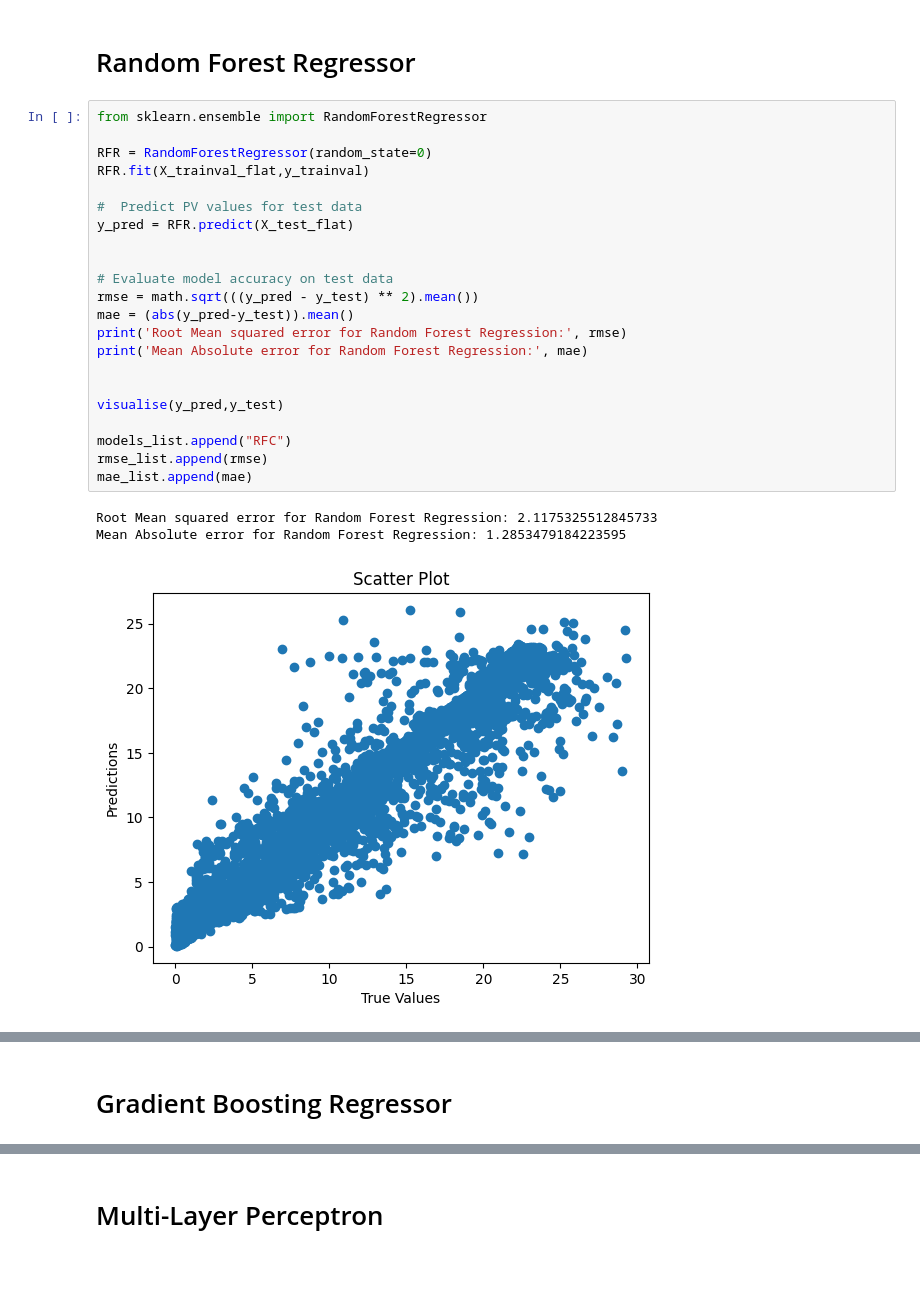
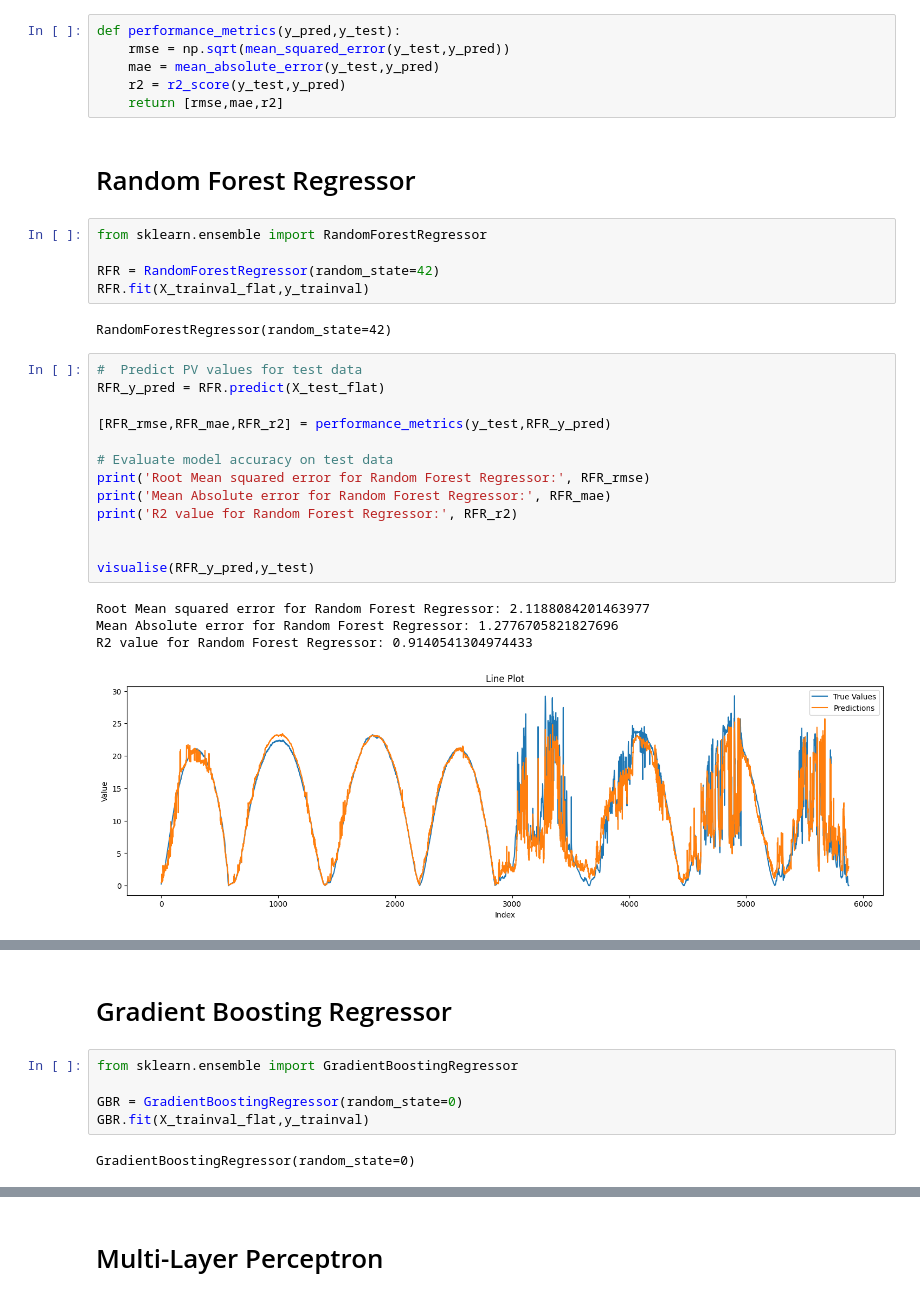
Before and after one commit to rakeshbodavula/Solar_NowCasting, a Jupyter notebook: NOWCAST.ipynb, the cells around one changed output, grey strips where cells are left out. Saved outputs shown, nothing was run; the diff lists cells and outputs as text; blank space fills up the shorter version.

Commit message:
added model comparison graphs

```diff
--- a/NOWCAST.ipynb
+++ b/NOWCAST.ipynb
@@ -76,28 +92,33 @@ mae_list = []
+# %%
+def performance_metrics(y_pred,y_test):
+    rmse = np.sqrt(mean_squared_error(y_test,y_pred))
+    mae = mean_absolute_error(y_test,y_pred)
+    r2 = r2_score(y_test,y_pred)
+    return [rmse,mae,r2]
 # %% [markdown]
 # Random Forest Regressor
+# %%
+from sklearn.ensemble import RandomForestRegressor
+
+RFR = RandomForestRegressor(random_state=42)
+RFR.fit(X_trainval_flat,y_trainval)
+# %% [output]
+RandomForestRegressor(random_state=42)
 # %%
-from sklearn.ensemble import RandomForestRegressor
+#  Predict PV values for test data
+RFR_y_pred = RFR.predict(X_test_flat)
 
-RFR = RandomForestRegressor(random_state=0)
-RFR.fit(X_trainval_flat,y_trainval)
+[RFR_rmse,RFR_mae,RFR_r2] = performance_metrics(y_test,RFR_y_pred)
 
-#  Predict PV values for test data
-y_pred = RFR.predict(X_test_flat)
+# Evaluate model accuracy on test data
+print('Root Mean squared error for Random Forest Regressor:', RFR_rmse)
+print('Mean Absolute error for Random Forest Regressor:', RFR_mae)
+print('R2 value for Random Forest Regressor:', RFR_r2)
 
 
-# Evaluate model accuracy on test data
-rmse = math.sqrt(((y_pred - y_test) ** 2).mean())
-mae = (abs(y_pred-y_test)).mean()
-print('Root Mean squared error for Random Forest Regression:', rmse)
-print('Mean Absolute error for Random Forest Regression:', mae)
-
-
-visualise(y_pred,y_test)
-
-models_list.append("RFC")
-rmse_list.append(rmse)
-mae_list.append(mae)
+visualise(RFR_y_pred,y_test)
 # %% [output]
-Root Mean squared error for Random Forest Regression: 2.1175325512845733
-Mean Absolute error for Random Forest Regression: 1.2853479184223595
+Root Mean squared error for Random Forest Regressor: 2.1188084201463977
+Mean Absolute error for Random Forest Regressor: 1.2776705821827696
+R2 value for Random Forest Regressor: 0.9140541304974433
-[figure, old version]
+[figure, new version]
@@ -127,3 +127,10 @@ https://gist.github.com/mwaskom/de44147ed2974457ad6372750bbe5751
 # %% [markdown]
 # Gradient Boosting Regressor
+# %%
+from sklearn.ensemble import GradientBoostingRegressor
+
+GBR = GradientBoostingRegressor(random_state=0)
+GBR.fit(X_trainval_flat,y_trainval)
+# %% [output]
+GradientBoostingRegressor(random_state=0)
 # %%
```
Also changed, not shown: parts of 15 cells of this notebook.
